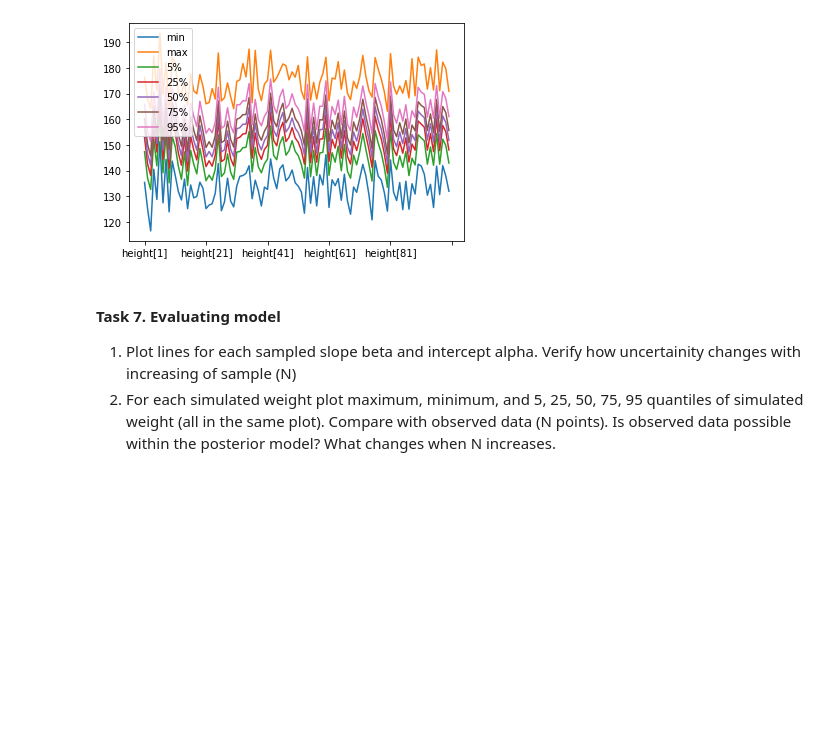
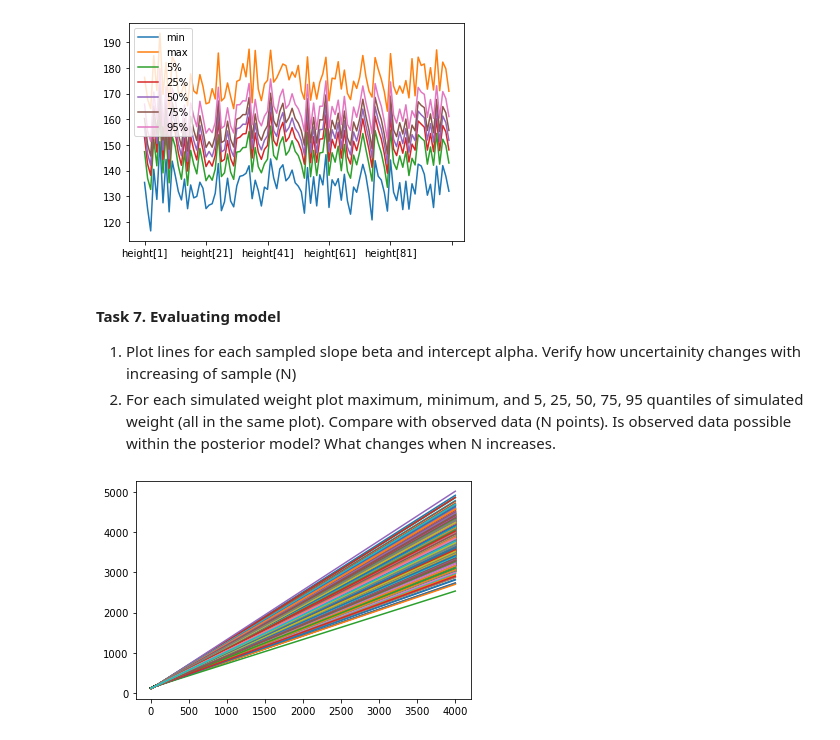
Before and after one commit to dominikwozniak/data-analytics, a Jupyter notebook: lab-4/lab_4.ipynb, the cells around one changed output. Drawn from its saved outputs; the diff is of its cells as text; code cells hidden in the pictures; blank space fills up the shorter version.

```diff
--- a/lab-4/lab_4.ipynb
+++ b/lab-4/lab_4.ipynb
@@ -352,3 +352,9 @@ df_q.plot()
 
 1. Plot lines for each sampled slope beta and intercept alpha. Verify how uncertainity changes with increasing of sample (N)
 2. For each simulated weight plot maximum, minimum, and 5, 25, 50, 75, 95 quantiles of simulated weight (all in the same plot). Compare with observed data (N points). Is observed data possible within the posterior model? What changes when N increases.
+# %%
+for i in range(len(df_draws['alpha'])):
+    y = df_draws['alpha'][i] + df_draws['beta'][i] * np.array([0,len(df_draws['alpha'])])
+    plt.plot(np.array([0,len(df_draws['alpha'])]), y)
+# %% [output]
+[figure, added]
```
Also changed, not shown: parts of 2 cells of this notebook, 9 other files.
